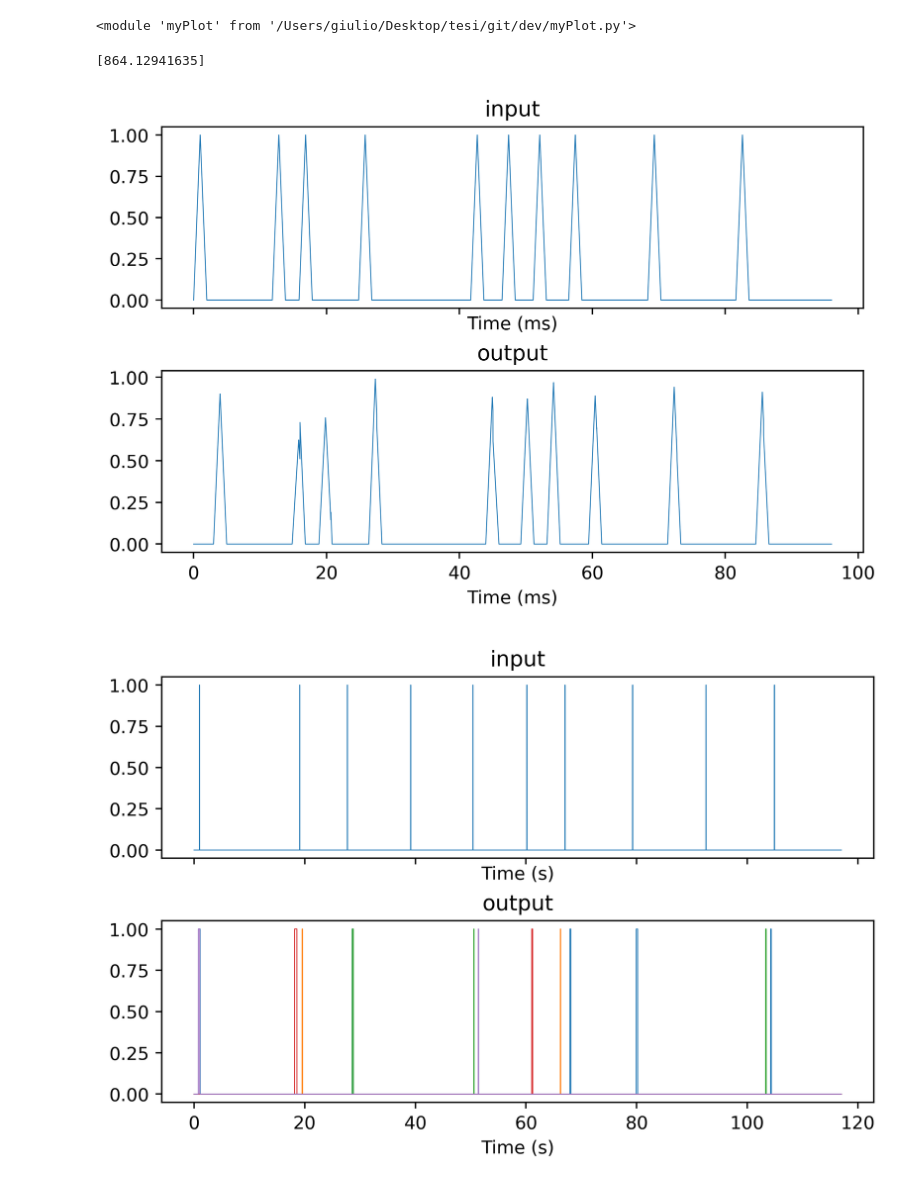
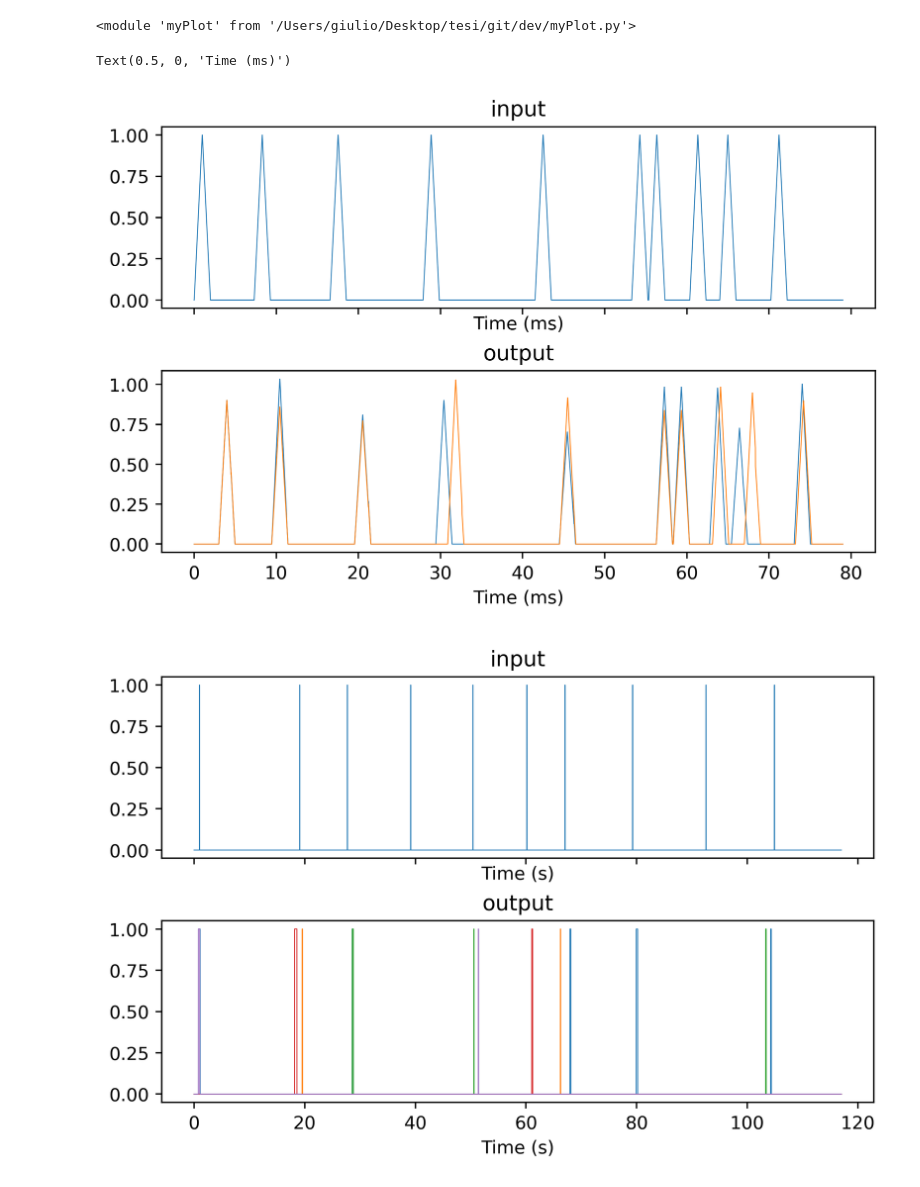
Before and after one commit to giulio8/my_neuron_simulator, a Jupyter notebook: prova.ipynb, the cells around one changed output. Drawn from its saved outputs; the diff is of its cells as text; code cells hidden in the pictures.

```diff
--- a/prova.ipynb
+++ b/prova.ipynb
@@ -9,7 +9,7 @@ importlib.reload(myPlot)
 # %%
 
 N_t = 10
-N_trials = 1
+N_trials = 2
 heigth = 1
 width=2
 time_step = 0.01
@@ -54,39 +54,37 @@ for j in range(N_trials):
         if (tf[i, -1] != 0):
             interrupted = True
         else:
             interrupted = False
         amp = np.random.normal(b_amp*heigth, 0.1*heigth) if not interrupted else amp
         idx = int(delays[i]) if int(delays[i]) < dirac.size else dirac.size - 1
         dirac[idx] = amp
         y_i = np.convolve(dirac, tf[i, :])
         y_i = np.concatenate((np.zeros(point), y_i))
         if (y.shape[1] > y_i.shape[0]):
             y[j, :] += np.concatenate((y_i, np.zeros(y.shape[1]-y_i.shape[0])))
         else:
             y[j, :] += y_i[:y.shape[1]]
         point+= size_piece
 
 if (y.shape[1] > train.size):
     train = np.concatenate((train, np.zeros(y.shape[1]-train.size)))
 else:
     y = np.concatenate((y, np.zeros(N_trials, train.size-y.shape[1])), axis=0)
 
-y_trasl = np.zeros(y.shape)
+"""y_trasl = np.zeros(y.shape)
 avg_del = int(np.mean(delays))
 for j in range(N_trials):
     for i in range(y.shape[1] - avg_del):
-        y_trasl[j, i] = y[j, i+avg_del]
+        y_trasl[j, i] = y[j, i+avg_del]"""
 t_axis = np.linspace(0, y.shape[1]*time_step, y.shape[1])
 fig, axes = plt.subplots(2, 1, sharex=True, layout="constrained", dpi=400)
 myPlot.myPlotFigure(axes[0], t_axis, train, title="input")
 axes[0].set_xlabel("Time (ms)")
 myPlot.myPlotFigure(axes[1], t_axis, y, title="output", nplots=N_trials)
 axes[1].set_xlabel("Time (ms)")
-#print("input spikes: %d; output spikes"%np.sum(train==1))
-print(np.sum(y, axis=1))
 # %% [output]
-[864.12941635]
+Text(0.5, 0, 'Time (ms)')
-[figure, old version]
+[figure, new version]
 # %%
 fig, axes = plt.subplots(2, 1, sharex=True, layout="constrained", dpi=400)
 myPlot.myPlotFigure(axes[0], t_axis, train==1, title="input")
```
Also changed, not shown: 5 other files.
